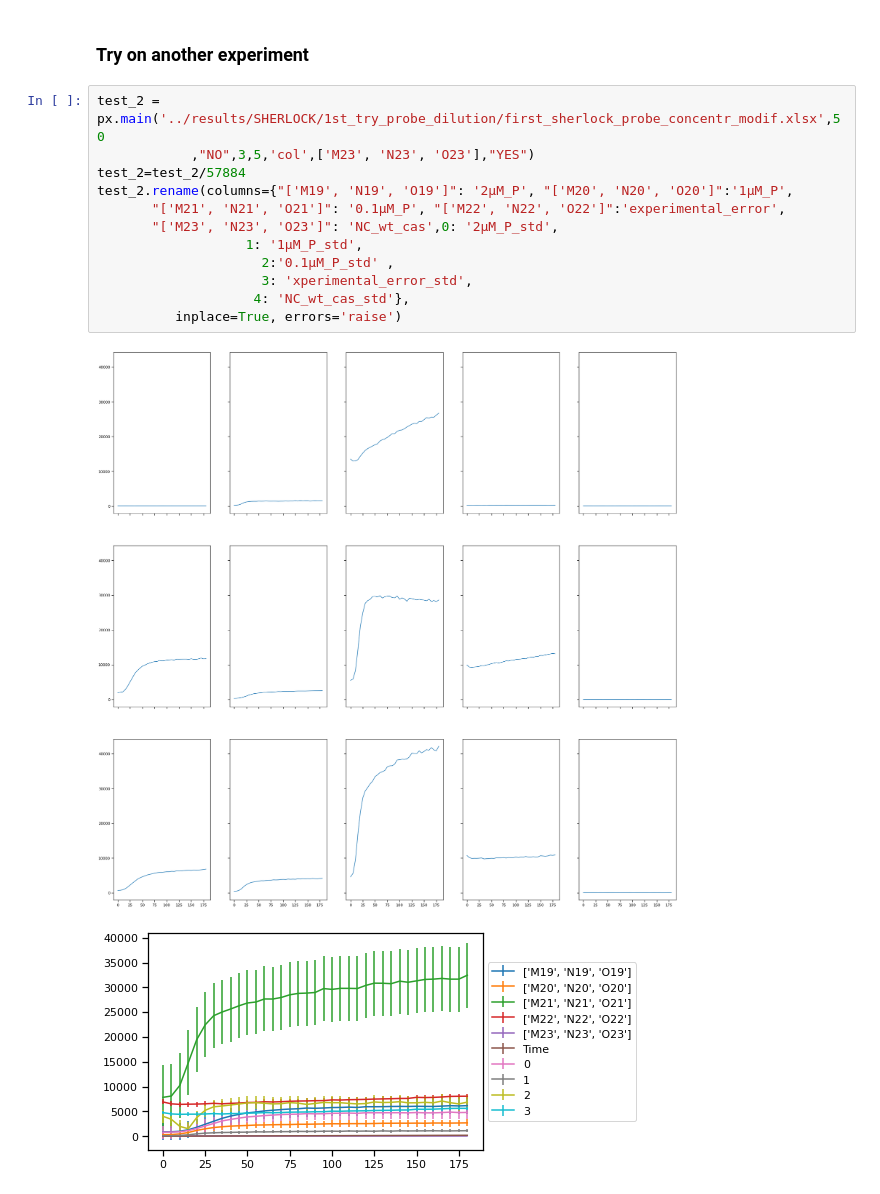
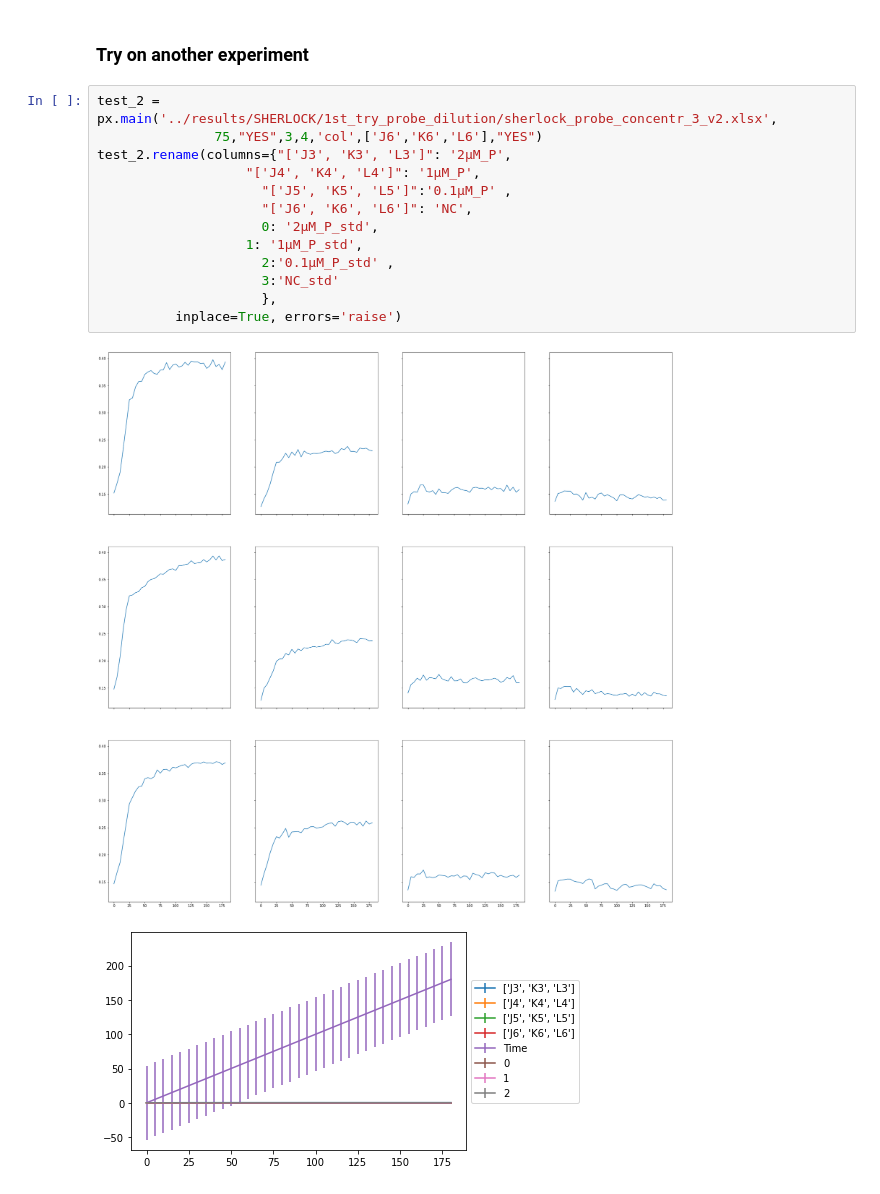
Before and after one commit to NessLfy/iGEM, a Jupyter notebook: scripts/SHERLOCK_modeling.ipynb, the cells around one changed output. Cells and saved outputs as stored; diff of their text form.

```diff
--- a/scripts/SHERLOCK_modeling.ipynb
+++ b/scripts/SHERLOCK_modeling.ipynb
@@ -125,20 +125,21 @@ plt.show()
 # %% [markdown]
 ### Try on another experiment
 # %%
-test_2 = px.main('../results/SHERLOCK/1st_try_probe_dilution/first_sherlock_probe_concentr_modif.xlsx',50
-            ,"NO",3,5,'col',['M23', 'N23', 'O23'],"YES")
-test_2=test_2/57884
-test_2.rename(columns={"['M19', 'N19', 'O19']": '2µM_P', "['M20', 'N20', 'O20']":'1µM_P',
-       "['M21', 'N21', 'O21']": '0.1µM_P', "['M22', 'N22', 'O22']":'experimental_error',
-       "['M23', 'N23', 'O23']": 'NC_wt_cas',0: '2µM_P_std',
+test_2 = px.main('../results/SHERLOCK/1st_try_probe_dilution/sherlock_probe_concentr_3_v2.xlsx',
+               75,"YES",3,4,'col',['J6','K6','L6'],"YES")
+test_2.rename(columns={"['J3', 'K3', 'L3']": '2µM_P',
+                   "['J4', 'K4', 'L4']": '1µM_P',
+                     "['J5', 'K5', 'L5']":'0.1µM_P' ,
+                     "['J6', 'K6', 'L6']": 'NC',
+                     0: '2µM_P_std',
                    1: '1µM_P_std',
                      2:'0.1µM_P_std' ,
-                     3: 'xperimental_error_std',
-                    4: 'NC_wt_cas_std'},
+                     3:'NC_std'
+                     },
           inplace=True, errors='raise')
 # %% [output]
-[figure, old version]
+[figure, new version]
-[figure, old version]
+[figure, new version]
 # %%
 test_2.columns
 # %% [output]
```
Also changed, not shown: parts of 3 cells of this notebook, 11 other files.
